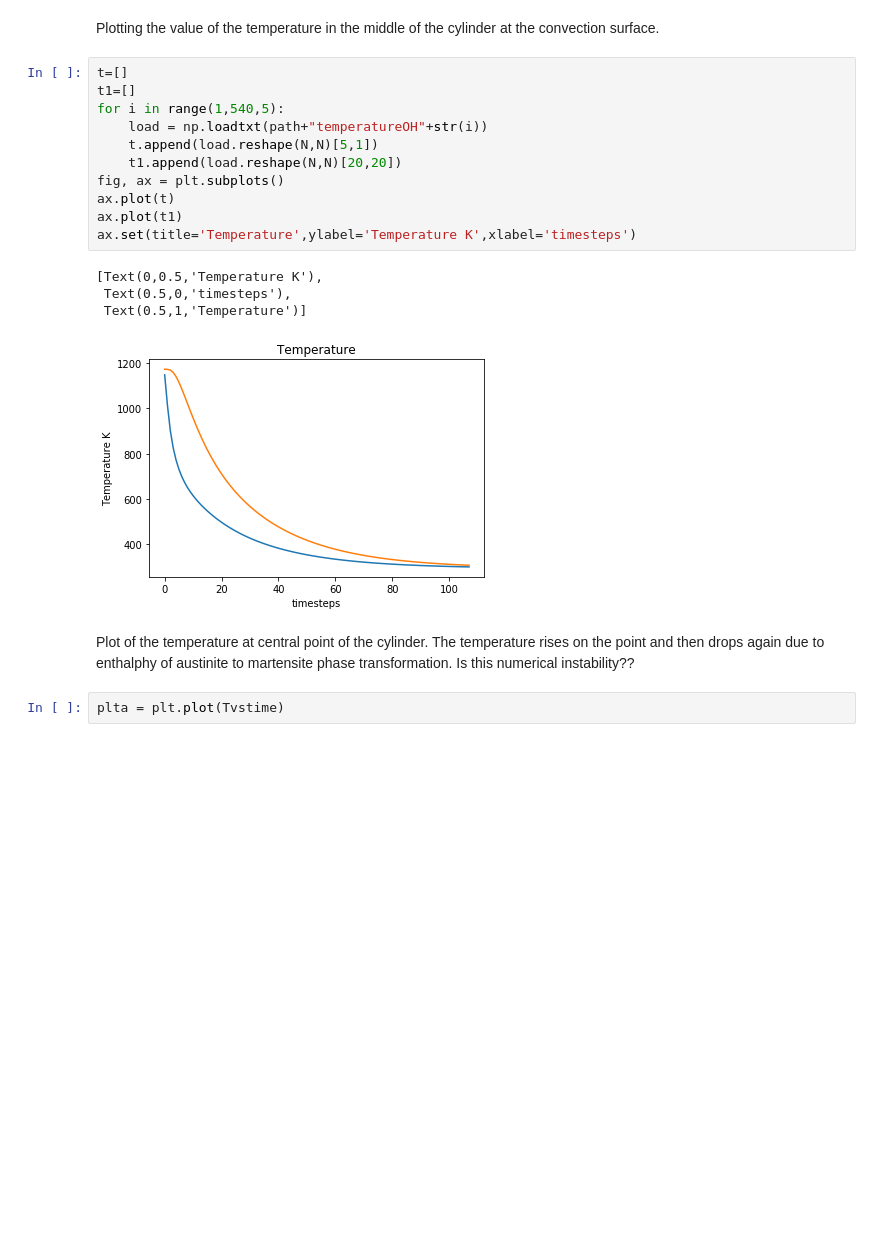
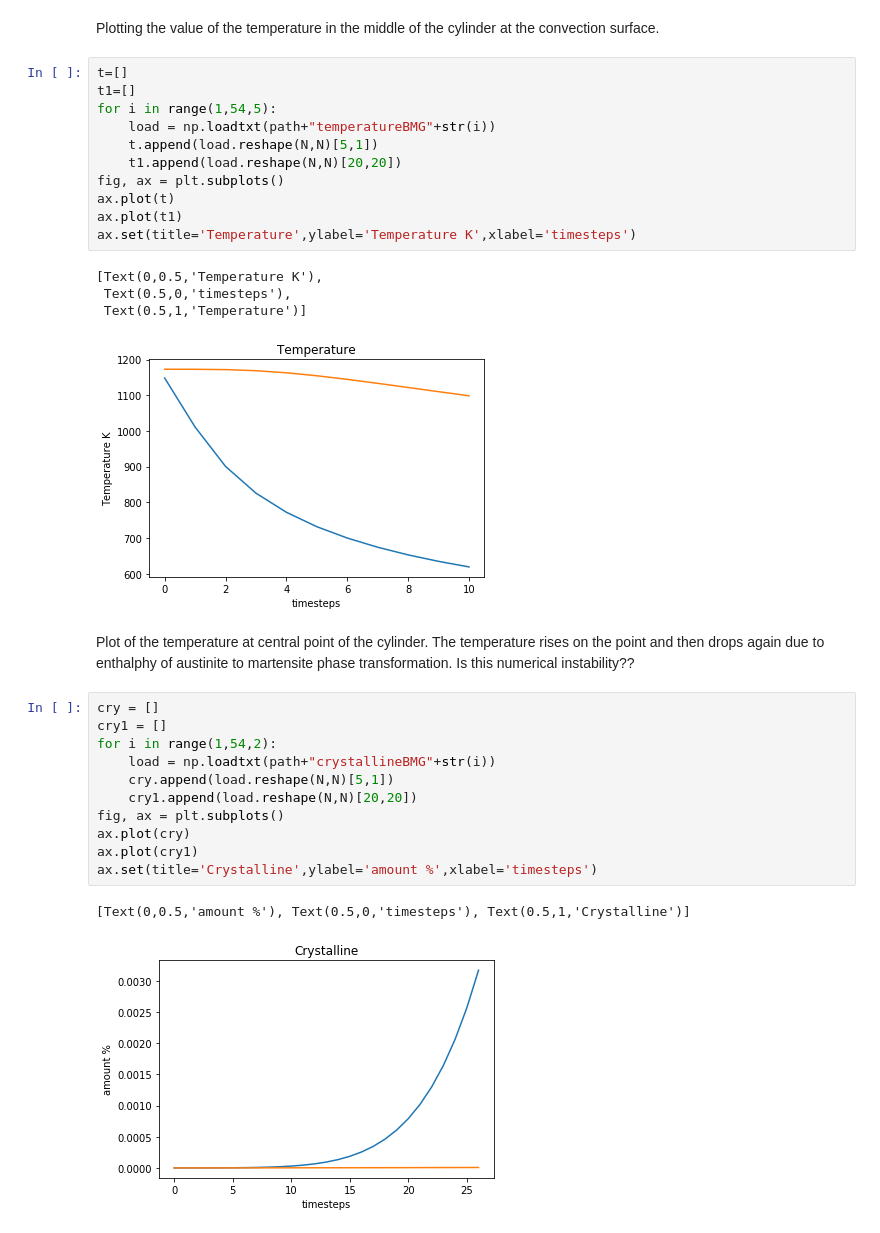
Before and after one commit to Teslos/TTT, a Jupyter notebook: TTTBMG.ipynb, the cells around one changed output. Drawn from its saved outputs; the diff is of its cells as text; blank space fills up the shorter version.

```diff
--- a/TTTBMG.ipynb
+++ b/TTTBMG.ipynb
@@ -486,8 +488,8 @@ Plotting the value of the temperature in the middle of the cylinder at the conve
 # %%
 t=[]
 t1=[]
-for i in range(1,540,5):
-    load = np.loadtxt(path+"temperatureOH"+str(i))
+for i in range(1,54,5):
+    load = np.loadtxt(path+"temperatureBMG"+str(i))
     t.append(load.reshape(N,N)[5,1])
     t1.append(load.reshape(N,N)[20,20])
 fig, ax = plt.subplots()
@@ -498,8 +500,20 @@ ax.set(title='Temperature',ylabel='Temperature K',xlabel='timesteps')
 [Text(0,0.5,'Temperature K'),
  Text(0.5,0,'timesteps'),
  Text(0.5,1,'Temperature')]
-[figure, old version]
+[figure, new version]
 # %% [markdown]
 Plot of the temperature at central point of the cylinder. The temperature rises on the point and then drops again due to enthalphy of austinite to martensite phase transformation. Is this numerical instability??
-# %%
-plta = plt.plot(Tvstime)
+# %%
+cry = []
+cry1 = []
+for i in range(1,54,2):
+    load = np.loadtxt(path+"crystallineBMG"+str(i))
+    cry.append(load.reshape(N,N)[5,1])
+    cry1.append(load.reshape(N,N)[20,20])
+fig, ax = plt.subplots()
+ax.plot(cry)
+ax.plot(cry1)
+ax.set(title='Crystalline',ylabel='amount %',xlabel='timesteps')
+# %% [output]
+[Text(0,0.5,'amount %'), Text(0.5,0,'timesteps'), Text(0.5,1,'Crystalline')]
+[figure, added]
```
Also changed, not shown: parts of 13 cells of this notebook, 2 other files.
